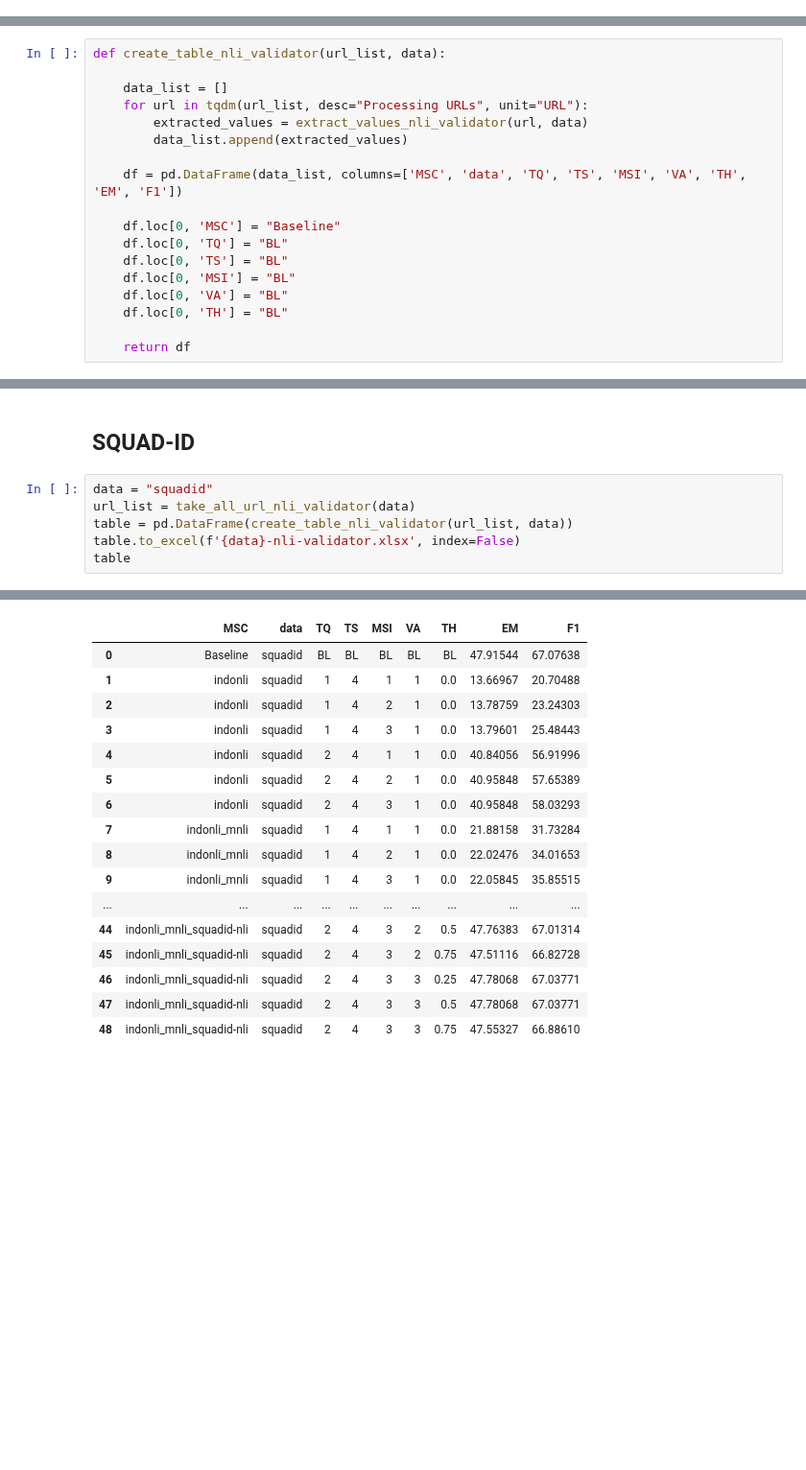
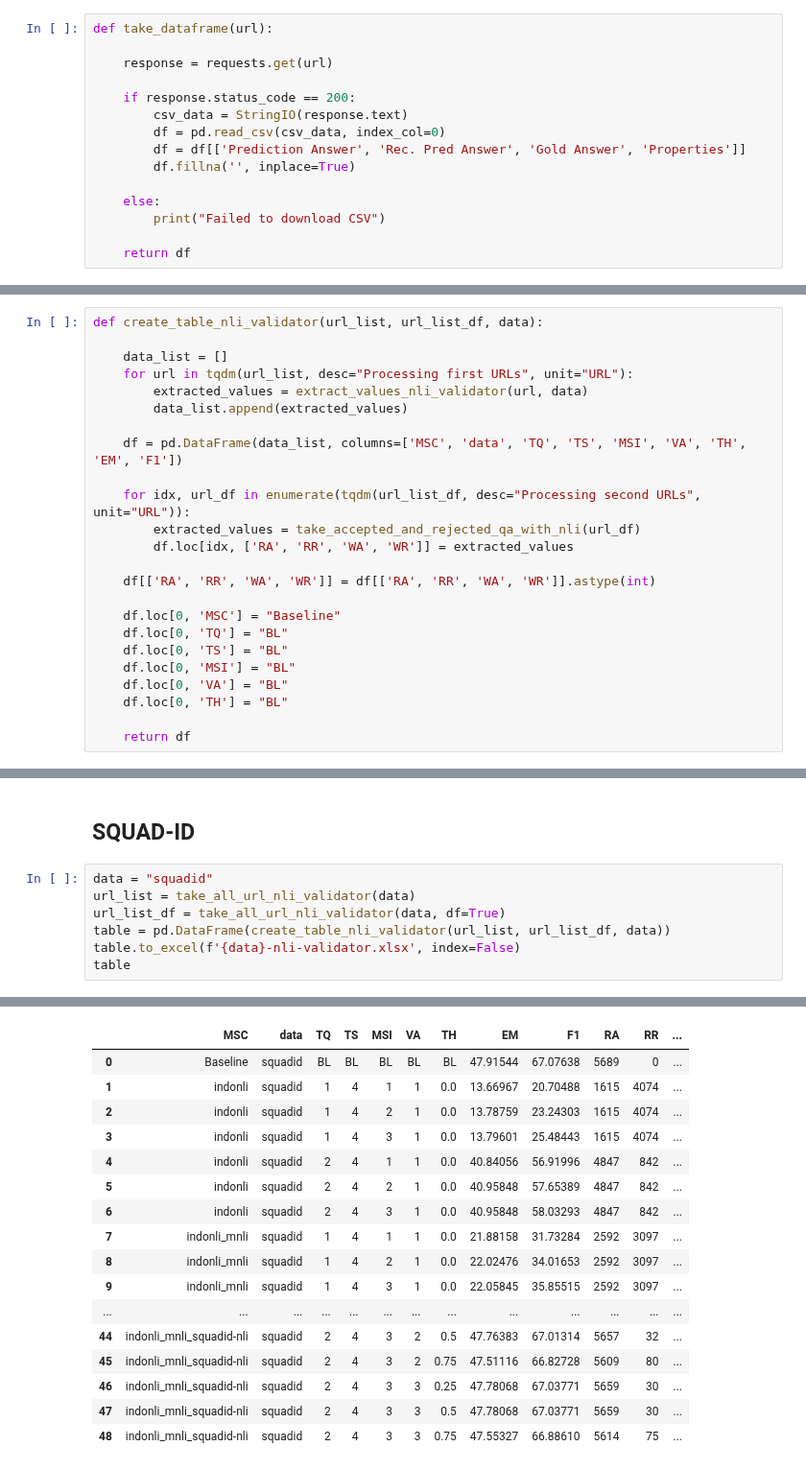
Before and after one commit to muhammadravi251001/multilingual-qas-with-nli, a Jupyter notebook: utilities/main table for paper.ipynb, the cells around one changed output, grey strips where cells are left out. Shown at 96% size. Drawn from its saved outputs; the diff is of its cells as text; blank space fills up the shorter version.

```diff
--- a/utilities/main table for paper.ipynb
+++ b/utilities/main table for paper.ipynb
@@ -220,3 +240,18 @@ def take_all_url_nli_validator(data):
     url_arr = list(OrderedDict.fromkeys(url_arr))
     print("Amount of url:", len(url_arr))
     return url_arr
+# %%
+def take_dataframe(url):
+
+    response = requests.get(url)
+
+    if response.status_code == 200:
+        csv_data = StringIO(response.text)
+        df = pd.read_csv(csv_data, index_col=0)
+        df = df[['Prediction Answer', 'Rec. Pred Answer', 'Gold Answer', 'Properties']]
+        df.fillna('', inplace=True)
+
+    else:
+        print("Failed to download CSV")
+
+    return df
@@ -248,14 +326,20 @@ def extract_values_nli_validator(url, data):
     else:
         return None
 # %%
-def create_table_nli_validator(url_list, data):
+def create_table_nli_validator(url_list, url_list_df, data):
 
     data_list = []
-    for url in tqdm(url_list, desc="Processing URLs", unit="URL"):
+    for url in tqdm(url_list, desc="Processing first URLs", unit="URL"):
         extracted_values = extract_values_nli_validator(url, data)
         data_list.append(extracted_values)
 
     df = pd.DataFrame(data_list, columns=['MSC', 'data', 'TQ', 'TS', 'MSI', 'VA', 'TH', 'EM', 'F1'])
+
+    for idx, url_df in enumerate(tqdm(url_list_df, desc="Processing second URLs", unit="URL")):
+        extracted_values = take_accepted_and_rejected_qa_with_nli(url_df)
+        df.loc[idx, ['RA', 'RR', 'WA', 'WR']] = extracted_values
+
+    df[['RA', 'RR', 'WA', 'WR']] = df[['RA', 'RR', 'WA', 'WR']].astype(int)
 
     df.loc[0, 'MSC'] = "Baseline"
     df.loc[0, 'TQ'] = "BL"
@@ -414,7 +502,8 @@ tydiqaid sorted by F1
 # %%
 data = "squadid"
 url_list = take_all_url_nli_validator(data)
-table = pd.DataFrame(create_table_nli_validator(url_list, data))
+url_list_df = take_all_url_nli_validator(data, df=True)
+table = pd.DataFrame(create_table_nli_validator(url_list, url_list_df, data))
 table.to_excel(f'{data}-nli-validator.xlsx', index=False)
 table
 # %% [output]
@@ -422,20 +512,20 @@ Amount of url: 49
-|  | MSC | data | TQ | TS | MSI | VA | TH | EM | F1 |
-| 0 | Baseline | squadid | BL | BL | BL | BL | BL | 47.91544 | 67.07638 |
-| 1 | indonli | squadid | 1 | 4 | 1 | 1 | 0.0 | 13.66967 | 20.70488 |
-| 2 | indonli | squadid | 1 | 4 | 2 | 1 | 0.0 | 13.78759 | 23.24303 |
-| 3 | indonli | squadid | 1 | 4 | 3 | 1 | 0.0 | 13.79601 | 25.48443 |
-| 4 | indonli | squadid | 2 | 4 | 1 | 1 | 0.0 | 40.84056 | 56.91996 |
-| 5 | indonli | squadid | 2 | 4 | 2 | 1 | 0.0 | 40.95848 | 57.65389 |
-| 6 | indonli | squadid | 2 | 4 | 3 | 1 | 0.0 | 40.95848 | 58.03293 |
-| 7 | indonli_mnli | squadid | 1 | 4 | 1 | 1 | 0.0 | 21.88158 | 31.73284 |
-| 8 | indonli_mnli | squadid | 1 | 4 | 2 | 1 | 0.0 | 22.02476 | 34.01653 |
-| 9 | indonli_mnli | squadid | 1 | 4 | 3 | 1 | 0.0 | 22.05845 | 35.85515 |
-| ... | ... | ... | ... | ... | ... | ... | ... | ... | ... |
-| 44 | indonli_mnli_squadid-nli | squadid | 2 | 4 | 3 | 2 | 0.5 | 47.76383 | 67.01314 |
-| 45 | indonli_mnli_squadid-nli | squadid | 2 | 4 | 3 | 2 | 0.75 | 47.51116 | 66.82728 |
-| 46 | indonli_mnli_squadid-nli | squadid | 2 | 4 | 3 | 3 | 0.25 | 47.78068 | 67.03771 |
-| 47 | indonli_mnli_squadid-nli | squadid | 2 | 4 | 3 | 3 | 0.5 | 47.78068 | 67.03771 |
-| 48 | indonli_mnli_squadid-nli | squadid | 2 | 4 | 3 | 3 | 0.75 | 47.55327 | 66.88610 |
+|  | MSC | data | TQ | TS | MSI | VA | TH | EM | F1 | RA | RR | ... |
+| 0 | Baseline | squadid | BL | BL | BL | BL | BL | 47.91544 | 67.07638 | 5689 | 0 | ... |
+| 1 | indonli | squadid | 1 | 4 | 1 | 1 | 0.0 | 13.66967 | 20.70488 | 1615 | 4074 | ... |
+| 2 | indonli | squadid | 1 | 4 | 2 | 1 | 0.0 | 13.78759 | 23.24303 | 1615 | 4074 | ... |
+| 3 | indonli | squadid | 1 | 4 | 3 | 1 | 0.0 | 13.79601 | 25.48443 | 1615 | 4074 | ... |
+| 4 | indonli | squadid | 2 | 4 | 1 | 1 | 0.0 | 40.84056 | 56.91996 | 4847 | 842 | ... |
+| 5 | indonli | squadid | 2 | 4 | 2 | 1 | 0.0 | 40.95848 | 57.65389 | 4847 | 842 | ... |
+| 6 | indonli | squadid | 2 | 4 | 3 | 1 | 0.0 | 40.95848 | 58.03293 | 4847 | 842 | ... |
+| 7 | indonli_mnli | squadid | 1 | 4 | 1 | 1 | 0.0 | 21.88158 | 31.73284 | 2592 | 3097 | ... |
+| 8 | indonli_mnli | squadid | 1 | 4 | 2 | 1 | 0.0 | 22.02476 | 34.01653 | 2592 | 3097 | ... |
+| 9 | indonli_mnli | squadid | 1 | 4 | 3 | 1 | 0.0 | 22.05845 | 35.85515 | 2592 | 3097 | ... |
+| ... | ... | ... | ... | ... | ... | ... | ... | ... | ... | ... | ... | ... |
+| 44 | indonli_mnli_squadid-nli | squadid | 2 | 4 | 3 | 2 | 0.5 | 47.76383 | 67.01314 | 5657 | 32 | ... |
+| 45 | indonli_mnli_squadid-nli | squadid | 2 | 4 | 3 | 2 | 0.75 | 47.51116 | 66.82728 | 5609 | 80 | ... |
+| 46 | indonli_mnli_squadid-nli | squadid | 2 | 4 | 3 | 3 | 0.25 | 47.78068 | 67.03771 | 5659 | 30 | ... |
+| 47 | indonli_mnli_squadid-nli | squadid | 2 | 4 | 3 | 3 | 0.5 | 47.78068 | 67.03771 | 5659 | 30 | ... |
+| 48 | indonli_mnli_squadid-nli | squadid | 2 | 4 | 3 | 3 | 0.75 | 47.55327 | 66.88610 | 5614 | 75 | ... |
 # %%
 print(f"{data} sorted by EM")
 sorted_table = table.sort_values(by='EM', ascending=False)
```
Also changed, not shown: parts of 13 cells of this notebook.
